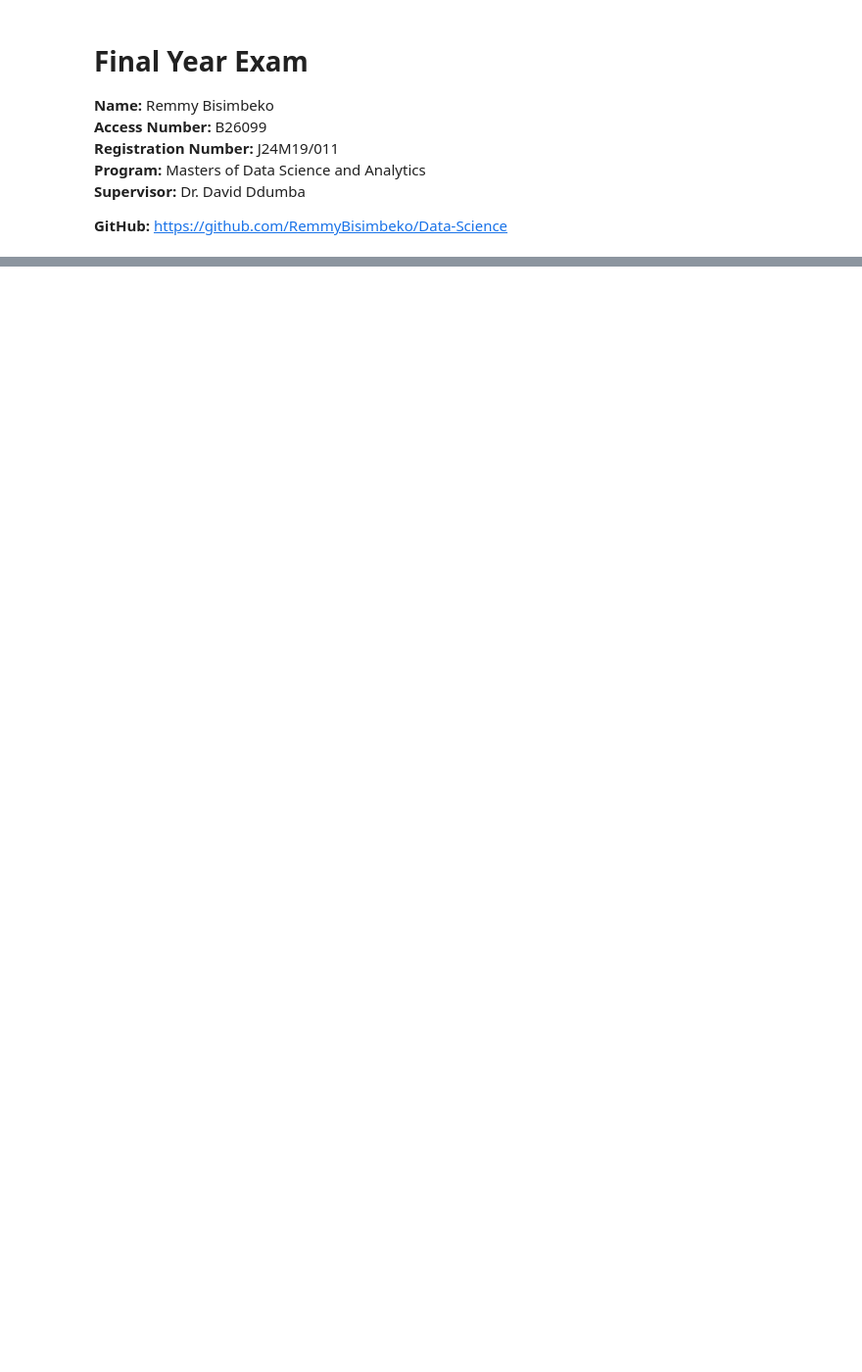
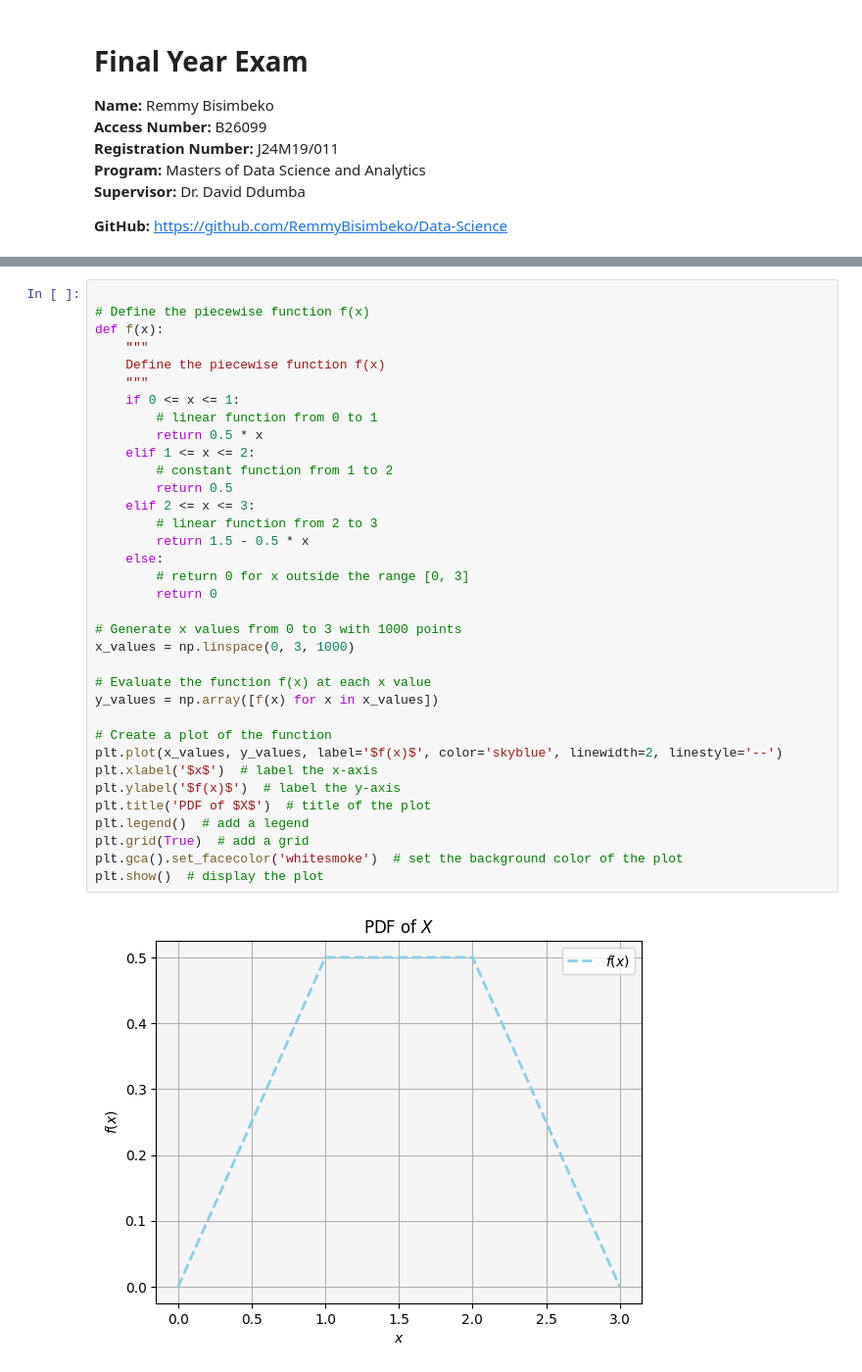
Before and after one commit to RemmyBisimbeko/Data-Science, a Jupyter notebook: SEM 2/Math for Data Science/Remmy Bisimbeko Math For Data science Final Exam.ipynb, the cells around one changed output, grey strips where cells are left out. Shown at 98% size. Drawn from its saved outputs; the diff is of its cells as text; blank space fills up the shorter version.

```diff
--- a/SEM 2/Math for Data Science/Remmy Bisimbeko Math For Data science Final Exam.ipynb
+++ b/SEM 2/Math for Data Science/Remmy Bisimbeko Math For Data science Final Exam.ipynb
@@ -170,0 +1122,37 @@ Use Python code to visualize the data.
+# %%
+
+# Define the piecewise function f(x)
+def f(x):
+    """
+    Define the piecewise function f(x)
+    """
+    if 0 <= x <= 1:
+        # linear function from 0 to 1
+        return 0.5 * x
+    elif 1 <= x <= 2:
+        # constant function from 1 to 2
+        return 0.5
+    elif 2 <= x <= 3:
+        # linear function from 2 to 3
+        return 1.5 - 0.5 * x
+    else:
+        # return 0 for x outside the range [0, 3]
+        return 0
+
+# Generate x values from 0 to 3 with 1000 points
+x_values = np.linspace(0, 3, 1000)
+
+# Evaluate the function f(x) at each x value
+y_values = np.array([f(x) for x in x_values])
+
+# Create a plot of the function
+plt.plot(x_values, y_values, label='$f(x)$', color='skyblue', linewidth=2, linestyle='--')
+plt.xlabel('$x$')  # label the x-axis
+plt.ylabel('$f(x)$')  # label the y-axis
+plt.title('PDF of $X$')  # title of the plot
+plt.legend()  # add a legend
+plt.grid(True)  # add a grid
+plt.gca().set_facecolor('whitesmoke')  # set the background color of the plot
+plt.show()  # display the plot
+# %% [output]
+[figure, added]
```
Also changed, not shown: parts of 44 cells of this notebook, 4 other files.
